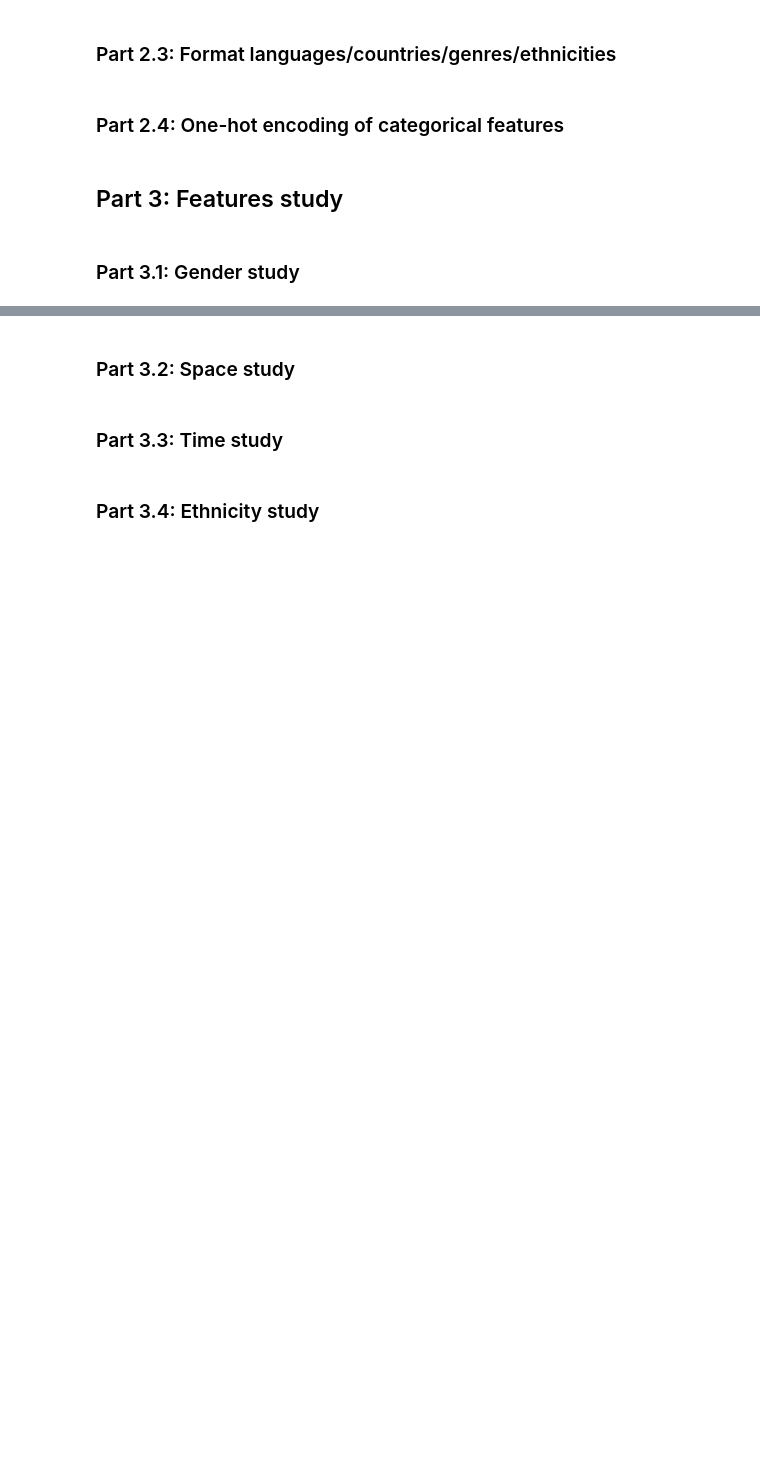
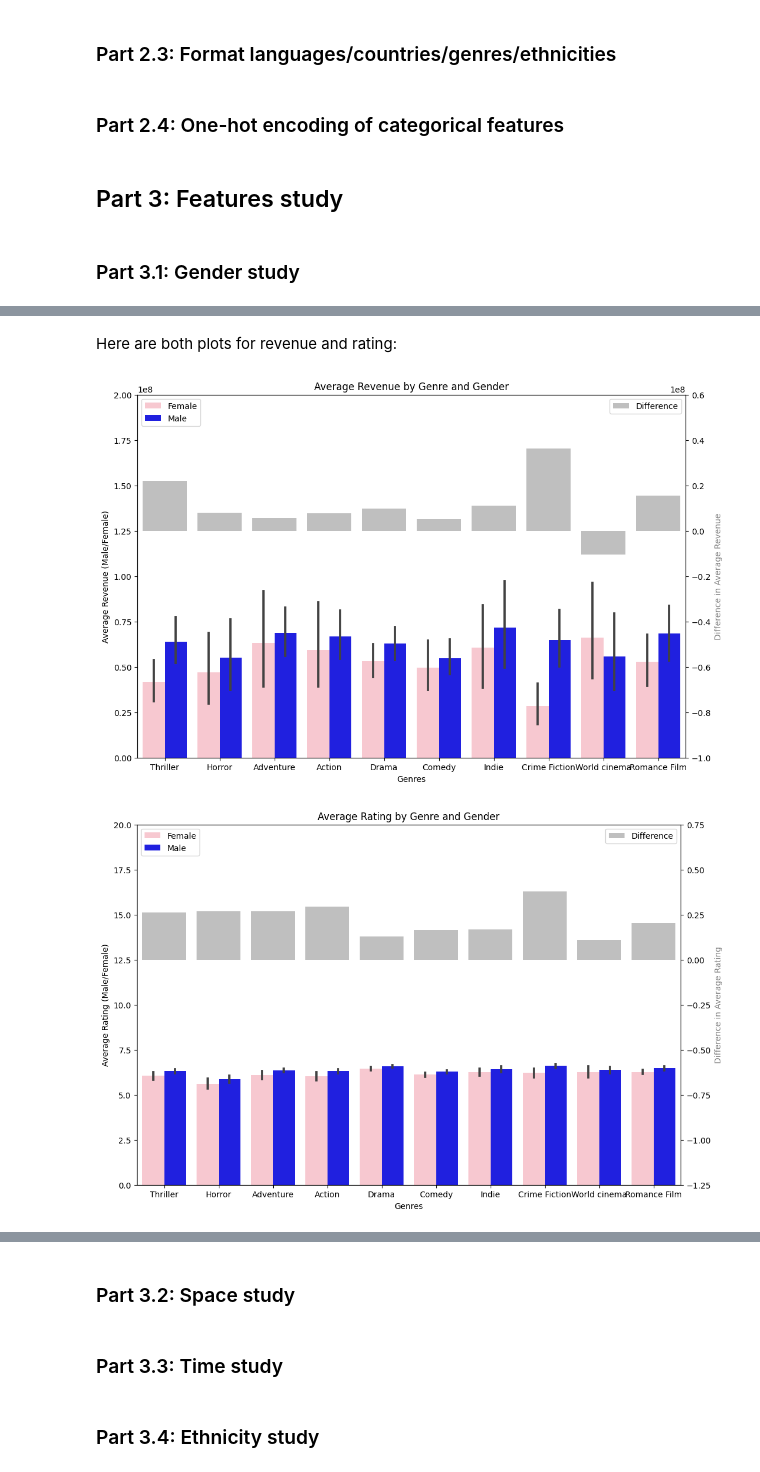
Before and after one commit to epfl-ada/ada-2023-project-fauttrouverunnompourada, a Jupyter notebook: P3.ipynb, the cells around one changed output, grey strips where cells are left out. Drawn from its saved outputs; the diff is of its cells as text; code cells hidden in the pictures; blank space fills up the shorter version.

```diff
--- a/P3.ipynb
+++ b/P3.ipynb
@@ -26,0 +551,32 @@
+# %%
+def filter_n_common(data, n, column):
+    # Algorithm to perform if the column is a column of genres
+    if column == 'Genres':
+        # Count genre occurrences
+        genre_counts = data['Genres'].explode().value_counts()
+
+        # Get the top N genres
+        top_n_genres = genre_counts.head(n).index.tolist()
+
+        # Function to filter genres in a list
+        def filter_genres(genre_list):
+            return [genre for genre in genre_list if genre in top_n_genres]
+
+        # Apply the filtering function to the 'Genres' column
+        data['Genres'] = data['Genres'].apply(filter_genres)
+
+        # Remove rows with empty 'Genre' lists
+        data = data[data['Genres'].astype(bool)]
+
+        return data
+
+    # Algorithm to perform if the column contains other values e.g. countries or languages
+    else:
+        # Find the n most frequent values
+        top_values = data[column].value_counts().nlargest(n).index.tolist()
+        print(top_values)
+
+        # Filter the DataFrame to keep rows with one of the top values
+        filtered_df = data[data[column].isin(top_values)]
+
+        return filtered_df
@@ -26,0 +585,8 @@
+# %%
+characters_with_best_genres = filter_n_common(characters_with_genres, 10, 'Genres').copy()
+characters_with_best_genres = characters_with_best_genres.reset_index(drop=True)
+
+characters_with_best_genres.rename(columns={'Actor gender': 'Gender', 'IMDb rating': 'Rating'}, inplace=True)
+characters_with_best_genres['Gender'] = characters_with_best_genres['Gender'].replace({'M': 'Male', 'F': 'Female'})
+
+characters_with_best_genres.head()
@@ -26,0 +677,8 @@
+# %% [markdown]
+Here are both plots for revenue and rating:
+# %%
+plot_gender_revenue_difference(characters_with_best_genres[characters_with_best_genres['Role'] == 'Primary'], 'Revenue')
+plot_gender_revenue_difference(characters_with_best_genres[characters_with_best_genres['Role'] == 'Primary'], 'Rating')
+# %% [output]
+[figure, added]
+[figure, added]
```
Also changed, not shown: parts of 87 cells of this notebook.
